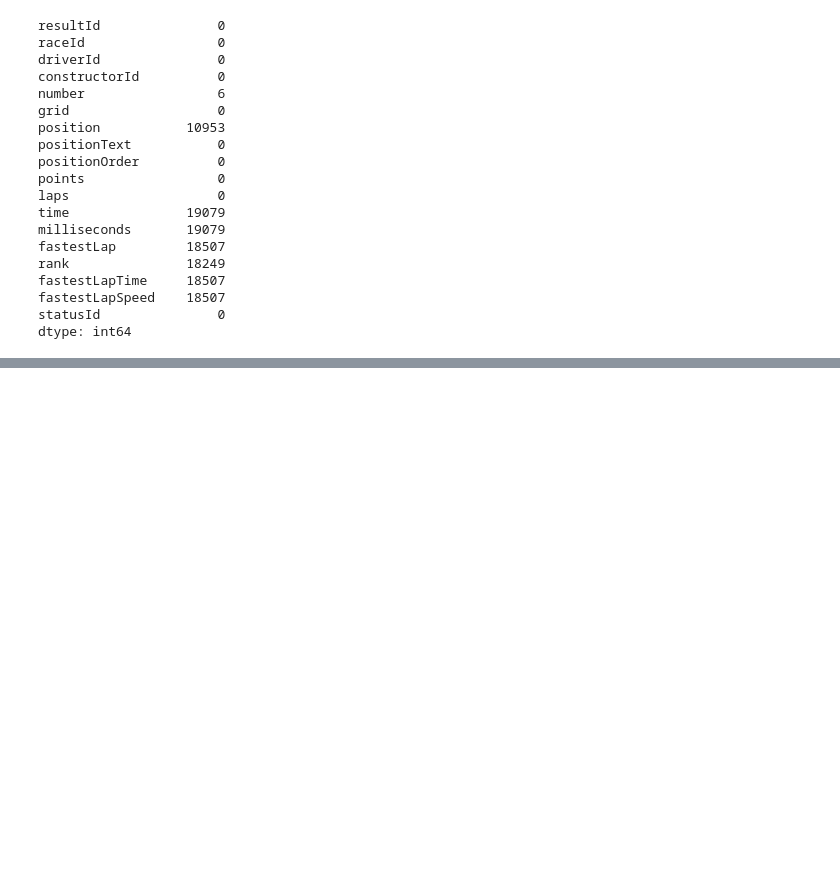
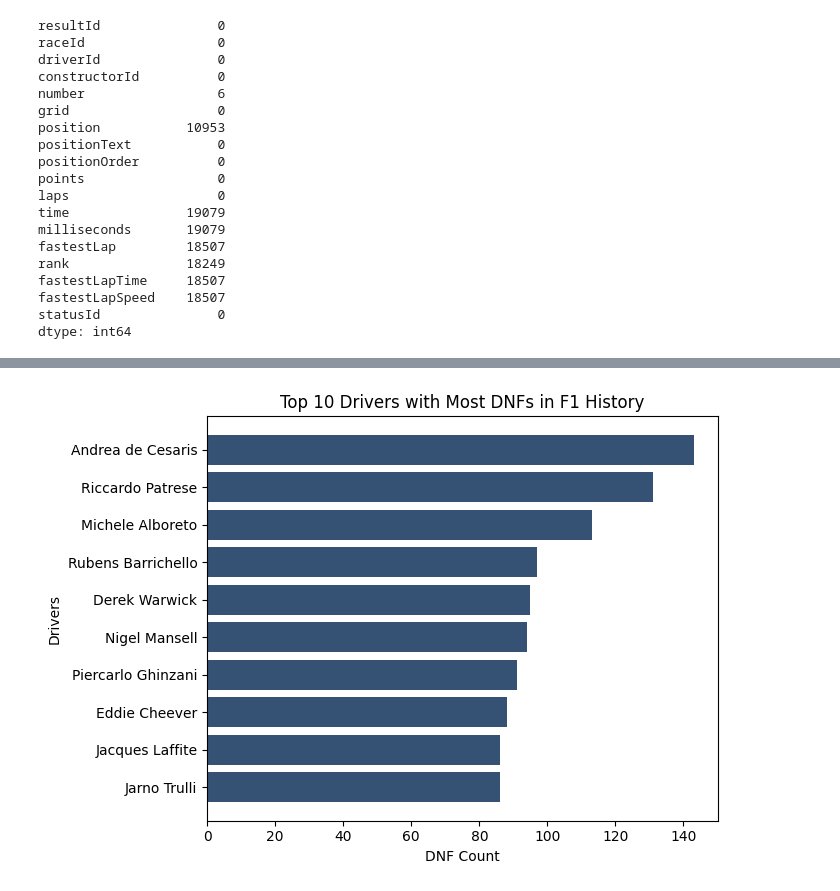
Before and after one commit to Tarun-Tom/road-to-formula, a Jupyter notebook: 01_getting_started.ipynb, the cells around one changed output, grey strips where cells are left out. Drawn from its saved outputs; the diff is of its cells as text; code cells hidden in the pictures; blank space fills up the shorter version.

```diff
--- a/01_getting_started.ipynb
+++ b/01_getting_started.ipynb
@@ -100,0 +116,10 @@ TypeError: unsupported operand type(s) for /: 'method' and 'int'
+# %%
+drivers = pd.read_csv("data/drivers.csv", na_values="\\N")
+
+df_named = df.merge(drivers[['driverId', 'forename', 'surname']], on='driverId')
+
+dnfs = df_named[df_named['position'].isna()].copy()
+dnf_counts = dnfs.groupby(['forename', 'surname']).size().reset_index(name='dnf_count')
+dnf_counts = dnf_counts.sort_values('dnf_count', ascending=False)
+
+print(dnf_counts.head(10))
@@ -100,0 +138,18 @@ TypeError: unsupported operand type(s) for /: 'method' and 'int'
+# %%
+import matplotlib.pyplot as plt
+
+top10 = dnf_counts.head(10).copy()
+top10['full_name'] = top10['forename'] + ' ' + top10['surname']
+
+fig, ax = plt.subplots(figsize=(7, 5))
+
+ax.barh(top10['full_name'], top10['dnf_count'], color="#355275")
+ax.invert_yaxis()
+ax.set_xlabel("DNF Count")
+ax.set_ylabel("Drivers")
+ax.set_title("Top 10 Drivers with Most DNFs in F1 History")
+
+plt.tight_layout()
+plt.show()
+# %% [output]
+[figure, added]
```
Also changed, not shown: parts of 5 cells of this notebook.
